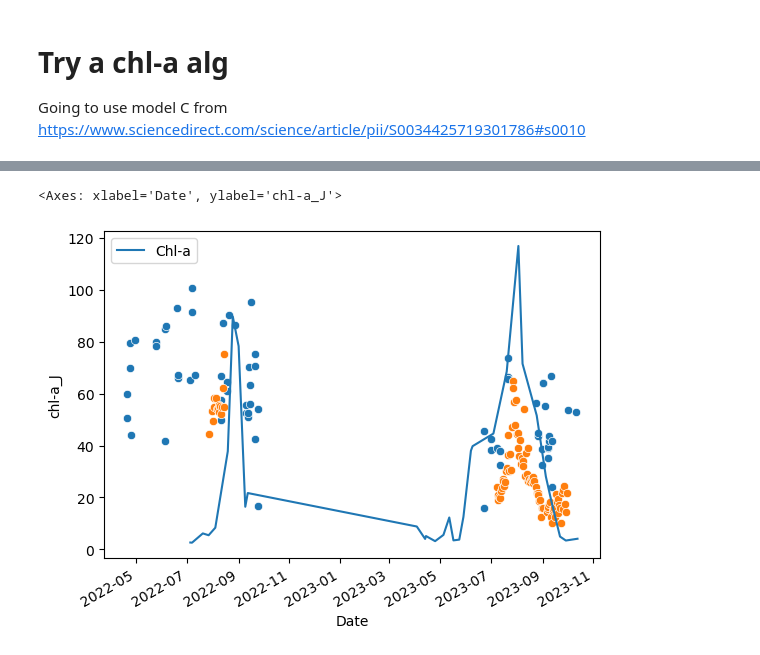
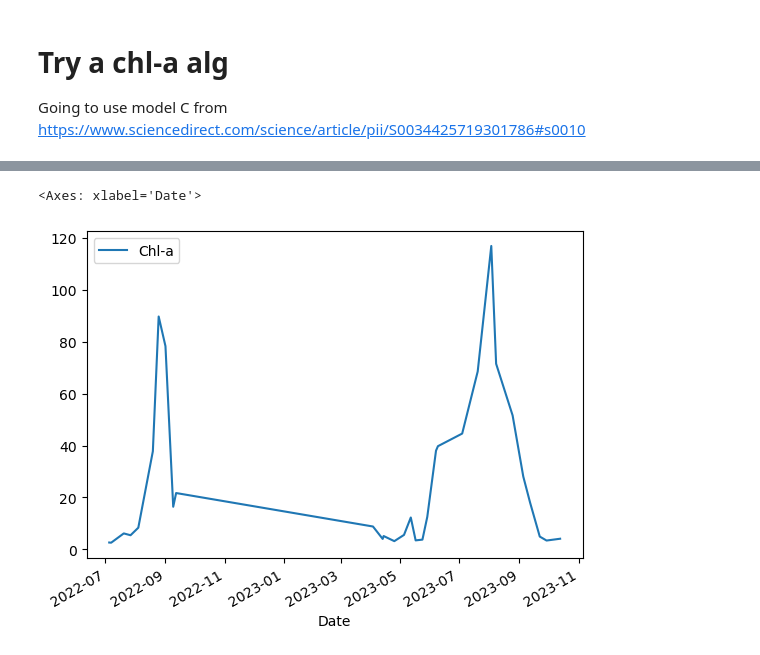
Before and after one commit to scmc72/DALEC_processing, a Jupyter notebook: SD_DALEC_2023.ipynb, the cells around one changed output, grey strips where cells are left out. Drawn from its saved outputs; the diff is of its cells as text; code cells hidden in the pictures.

```diff
--- a/SD_DALEC_2023.ipynb
+++ b/SD_DALEC_2023.ipynb
@@ -465,12 +769,12 @@ sns.scatterplot(data=dalec_chla, x='date', y='chl-a_J')
 # %%
 insitu_chl = pd.read_csv('data/chl-a/airthrey_chl.csv')
 insitu_chl.Date = pd.to_datetime(insitu_chl.Date, dayfirst=True)
 insitu_chl.plot(x='Date', y='Chl-a')
-sns.scatterplot(data=sd_chla, x='Date', y='chl-a_J')
-sns.scatterplot(data=dalec_chla, x='date', y='chl-a_J')
+#sns.lineplot(data=sd_chla, x='Date', y='chl-a_J')
+#sns.lineplot(data=dalec_chla, x='date', y='chl-a_J')
 # %% [output]
-<Axes: xlabel='Date', ylabel='chl-a_J'>
+<Axes: xlabel='Date'>
-[figure, old version]
+[figure, new version]
 # %%
 # not my finest work, but does the job
 # by the way, the job being that we are finding the closest in-situ measurements to the superdoves data!
```
Also changed, not shown: parts of 66 cells of this notebook, 19 other files.
